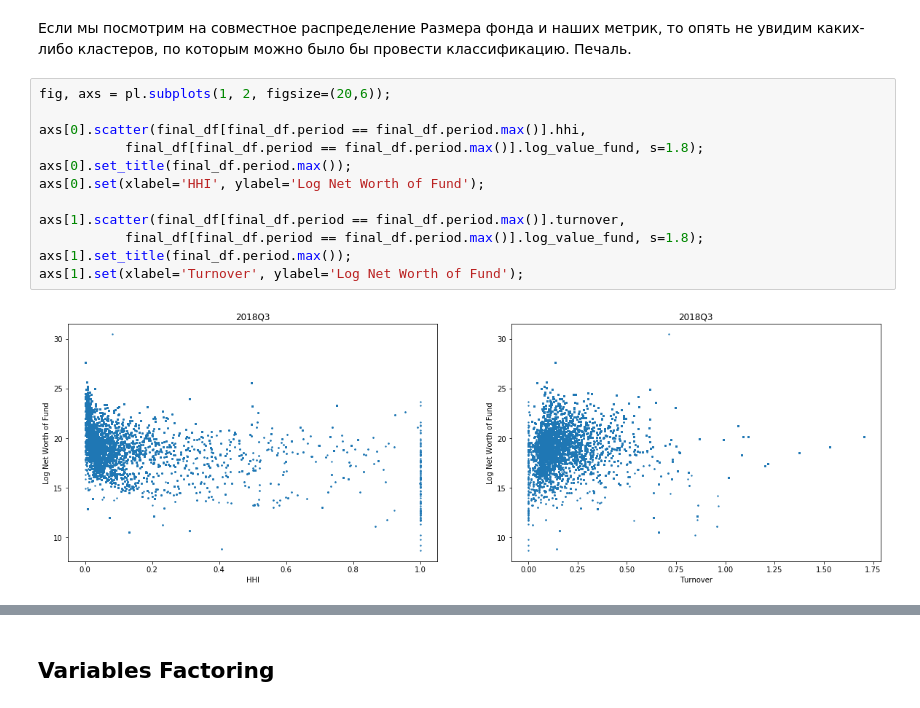
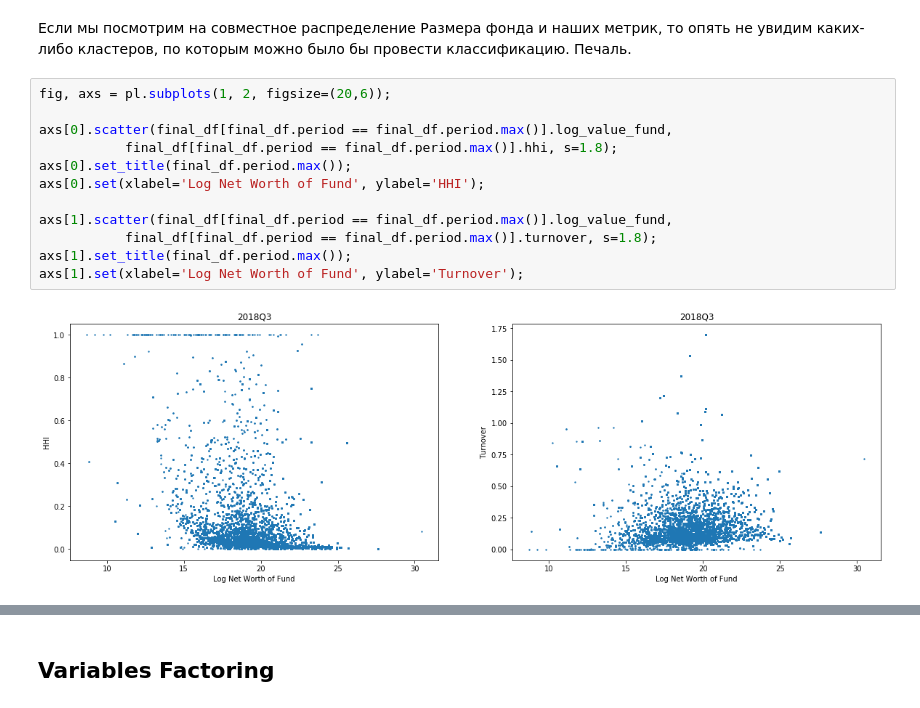
Before and after one commit to romankop/Coursework-3rd-Year, a Jupyter notebook: F13 Data.ipynb, the cells around one changed output, grey strips where cells are left out. Drawn from its saved outputs; the diff is of its cells as text.

```diff
--- a/F13 Data.ipynb
+++ b/F13 Data.ipynb
@@ -309,14 +309,14 @@ final_df['high_turnover'] = final_df.turnover > .5
 # %%
 fig, axs = pl.subplots(1, 2, figsize=(20,6));
 
-axs[0].scatter(final_df[final_df.period == final_df.period.max()].hhi,
-           final_df[final_df.period == final_df.period.max()].log_value_fund, s=1.8);
+axs[0].scatter(final_df[final_df.period == final_df.period.max()].log_value_fund,
+           final_df[final_df.period == final_df.period.max()].hhi, s=1.8);
 axs[0].set_title(final_df.period.max());
-axs[0].set(xlabel='HHI', ylabel='Log Net Worth of Fund');
+axs[0].set(xlabel='Log Net Worth of Fund', ylabel='HHI');
 
-axs[1].scatter(final_df[final_df.period == final_df.period.max()].turnover,
-           final_df[final_df.period == final_df.period.max()].log_value_fund, s=1.8);
+axs[1].scatter(final_df[final_df.period == final_df.period.max()].log_value_fund,
+           final_df[final_df.period == final_df.period.max()].turnover, s=1.8);
 axs[1].set_title(final_df.period.max());
-axs[1].set(xlabel='Turnover', ylabel='Log Net Worth of Fund');
+axs[1].set(xlabel='Log Net Worth of Fund', ylabel='Turnover');
 # %% [output]
-[figure, old version]
+[figure, new version]
```
Also changed, not shown: parts of 51 cells of this notebook.
